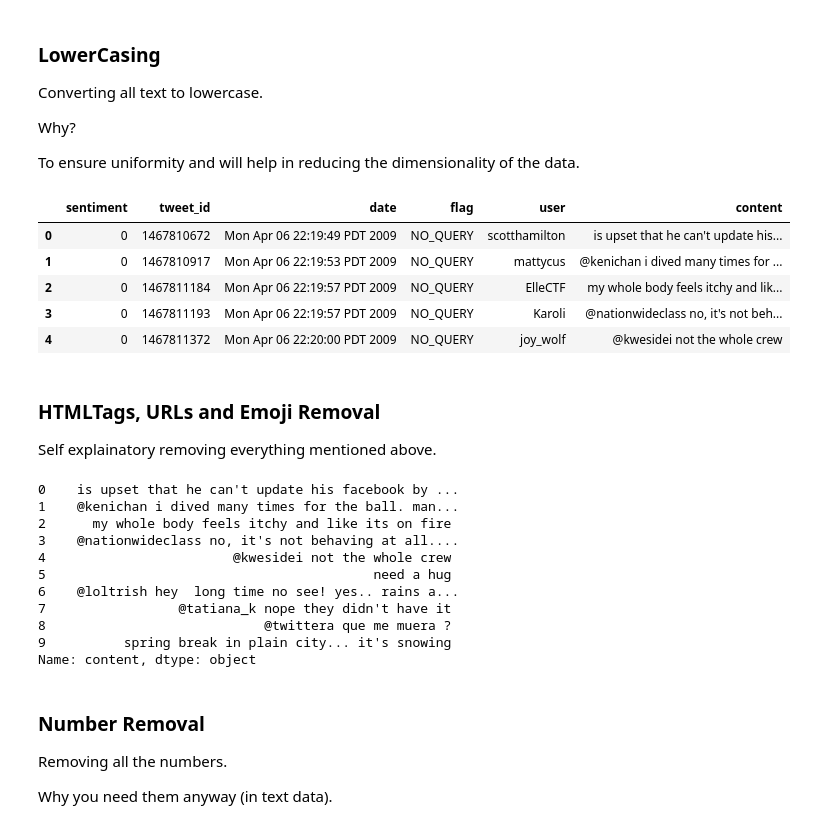
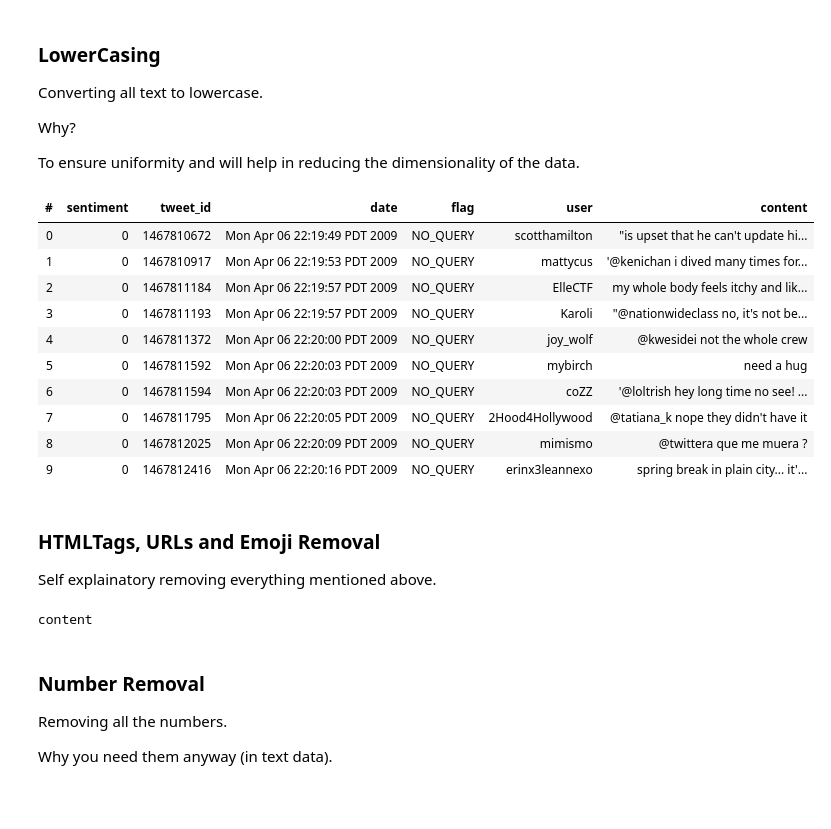
Before and after one commit to shruti-madhav/Sentiment_Analysis, a Jupyter notebook: Sentimnt_Analysis.ipynb, the cells around one changed output. Drawn from its saved outputs; the diff is of its cells as text; code cells hidden in the pictures; blank space fills up the shorter version.

```diff
--- a/Sentimnt_Analysis.ipynb
+++ b/Sentimnt_Analysis.ipynb
@@ -141,44 +182,47 @@ Converting all text to lowercase.
 Why?
 
 To ensure uniformity and will help in reducing the dimensionality of the data.
-# %%
-#Lowercasing -  Convert all text to lowercase. This ensures uniformity and helps in reducing the dimensionality of the data.
-data['content']=data['content'].str.lower()
-data.head()
-# %% [output]
-|  | sentiment | tweet_id | date | flag | user | content |
-| 0 | 0 | 1467810672 | Mon Apr 06 22:19:49 PDT 2009 | NO_QUERY | scotthamilton | is upset that he can't update his... |
-| 1 | 0 | 1467810917 | Mon Apr 06 22:19:53 PDT 2009 | NO_QUERY | mattycus | @kenichan i dived many times for ... |
-| 2 | 0 | 1467811184 | Mon Apr 06 22:19:57 PDT 2009 | NO_QUERY | ElleCTF | my whole body feels itchy and lik... |
-| 3 | 0 | 1467811193 | Mon Apr 06 22:19:57 PDT 2009 | NO_QUERY | Karoli | @nationwideclass no, it's not beh... |
-| 4 | 0 | 1467811372 | Mon Apr 06 22:20:00 PDT 2009 | NO_QUERY | joy_wolf | @kwesidei not the whole crew |
+# %%
+# data['content']=data['content'].str.lower()
+# data.head()
+
+vaex_data['content']=vaex_data['content'].str.lower()
+vaex_data.head()
+# %% [output]
+| # | sentiment | tweet_id | date | flag | user | content |
+| 0 | 0 | 1467810672 | Mon Apr 06 22:19:49 PDT 2009 | NO_QUERY | scotthamilton | "is upset that he can't update hi... |
+| 1 | 0 | 1467810917 | Mon Apr 06 22:19:53 PDT 2009 | NO_QUERY | mattycus | '@kenichan i dived many times for... |
+| 2 | 0 | 1467811184 | Mon Apr 06 22:19:57 PDT 2009 | NO_QUERY | ElleCTF | my whole body feels itchy and lik... |
+| 3 | 0 | 1467811193 | Mon Apr 06 22:19:57 PDT 2009 | NO_QUERY | Karoli | "@nationwideclass no, it's not be... |
+| 4 | 0 | 1467811372 | Mon Apr 06 22:20:00 PDT 2009 | NO_QUERY | joy_wolf | @kwesidei not the whole crew |
+| 5 | 0 | 1467811592 | Mon Apr 06 22:20:03 PDT 2009 | NO_QUERY | mybirch | need a hug |
+| 6 | 0 | 1467811594 | Mon Apr 06 22:20:03 PDT 2009 | NO_QUERY | coZZ | '@loltrish hey long time no see! ... |
+| 7 | 0 | 1467811795 | Mon Apr 06 22:20:05 PDT 2009 | NO_QUERY | 2Hood4Hollywood | @tatiana_k nope they didn't have it |
+| 8 | 0 | 1467812025 | Mon Apr 06 22:20:09 PDT 2009 | NO_QUERY | mimismo | @twittera que me muera ? |
+| 9 | 0 | 1467812416 | Mon Apr 06 22:20:16 PDT 2009 | NO_QUERY | erinx3leannexo | spring break in plain city... it'... |
 # %% [markdown]
 ### **HTMLTags, URLs and Emoji Removal**
 
 Self explainatory removing everything mentioned above.
 # %%
-# for removing html tags from the text.
-data['content']=[nt.remove_html_tags(text) for text in data['content']]
+# # for removing html tags from the text.
+# data['content']=[nt.remove_html_tags(text) for text in data['content']]
 
-# for removing urls from the text.
-data['content']=[nt.remove_urls(text) for text in data['content']]
+# # for removing urls from the text.
+# data['content']=[nt.remove_urls(text) for text in data['content']]
 
-# for removing emojis from the text.
-data['content']=[nt.remove_emojis(text) for text in data['content']]
+# # for removing emojis from the text.
+# data['content']=[nt.remove_emojis(text) for text in data['content']]
 
-print(data['content'][:10])
+
+vaex_data['content'] = vaex_data['content'].apply(lambda text: nt.remove_html_tags(text))
+vaex_data['content']= vaex_data['content'].apply(lambda text: nt.remove_urls(text))
+vaex_data['content']= vaex_data['content'].apply(lambda text: nt.remove_emojis(text))
+vaex_data['content']= vaex_data['content'].apply(lambda text: nt.remove_emails(text))
+
+print(vaex_data['content'][:10])
 # %% [output]
-0    is upset that he can't update his facebook by ...
-1    @kenichan i dived many times for the ball. man...
-2      my whole body feels itchy and like its on fire
-3    @nationwideclass no, it's not behaving at all....
-4                        @kwesidei not the whole crew
-5                                          need a hug
-6    @loltrish hey  long time no see! yes.. rains a...
-7                 @tatiana_k nope they didn't have it
-8                            @twittera que me muera ?
-9          spring break in plain city... it's snowing
-Name: content, dtype: object
+content
 # %% [markdown]
 ### **Number Removal**
 
```
Also changed, not shown: parts of 29 cells of this notebook.
